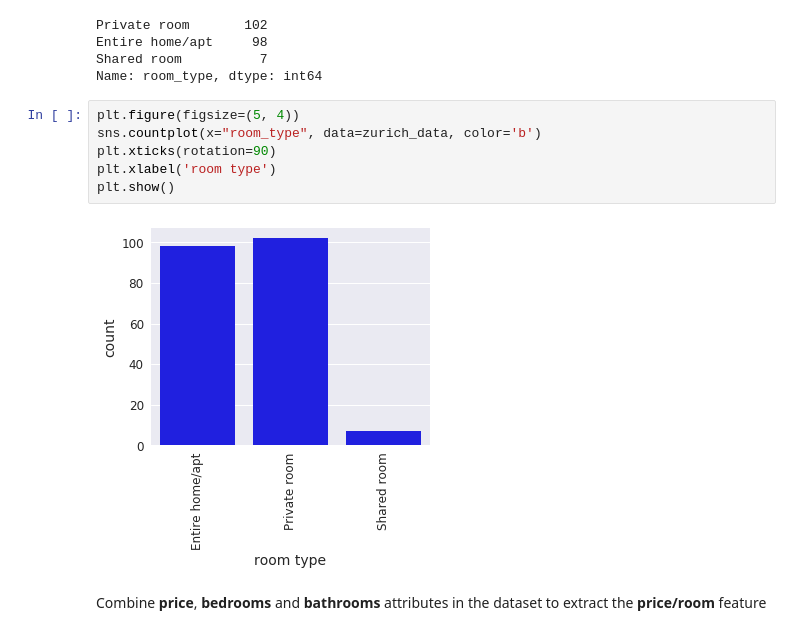
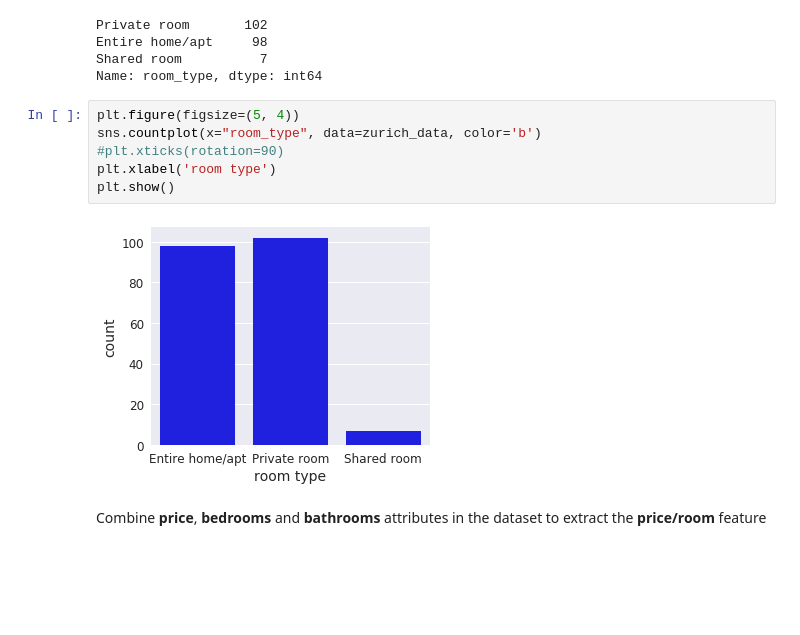
Before and after one commit to georchat/airbnb-listings-recommender, a Jupyter notebook: DP0701EN-Capstone-Project.ipynb, the cells around one changed output. Drawn from its saved outputs; the diff is of its cells as text; blank space fills up the shorter version.

```diff
--- a/DP0701EN-Capstone-Project.ipynb
+++ b/DP0701EN-Capstone-Project.ipynb
@@ -291,11 +291,11 @@ Name: room_type, dtype: int64
 # %%
 plt.figure(figsize=(5, 4))
 sns.countplot(x="room_type", data=zurich_data, color='b')
-plt.xticks(rotation=90)
+#plt.xticks(rotation=90)
 plt.xlabel('room type')
 plt.show()
 # %% [output]
-[figure, old version]
+[figure, new version]
 # %% [markdown]
 Combine **price**, **bedrooms** and **bathrooms** attributes in the dataset to extract the **price/room** feature
 # %%
```
Also changed, not shown: parts of 2 cells of this notebook.
